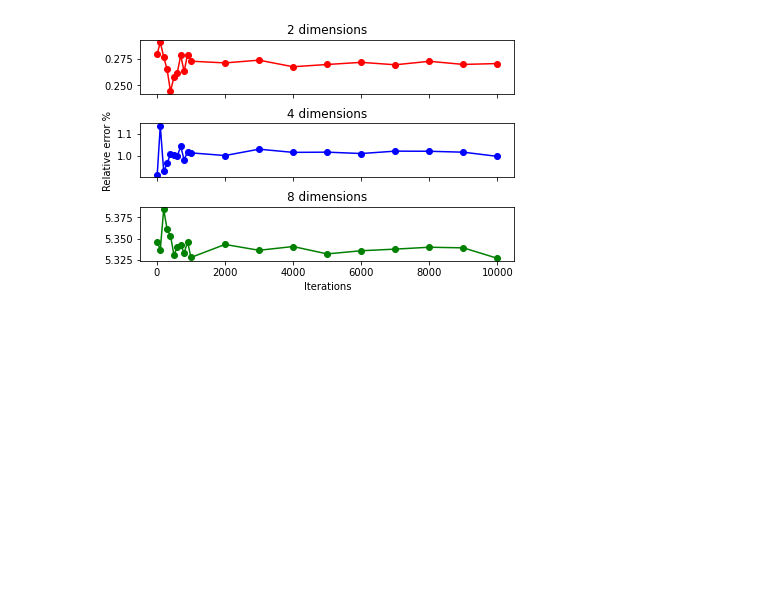
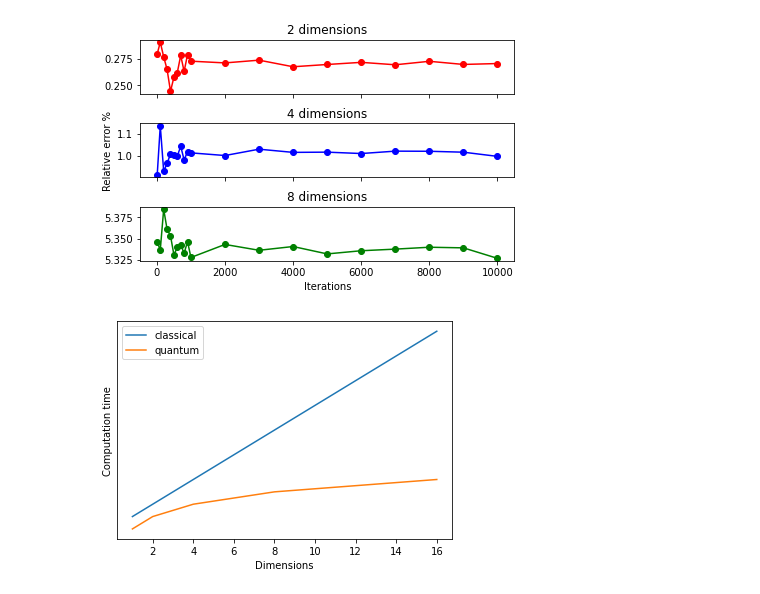
Before and after one commit to vutuanhai237/HybridQkNN, a Jupyter notebook: plot_pram.ipynb, the cells around one changed output. Cells and saved outputs as stored; diff of their text form; code cells hidden in the pictures; blank space fills up the shorter version.

```diff
--- a/plot_pram.ipynb
+++ b/plot_pram.ipynb
@@ -239,3 +239,30 @@ plt.show()
 fig.savefig('foo1.png')
 # %% [output]
 [figure]
+# %%
+import numpy as np
+import matplotlib.pyplot as plt
+
+
+n_train = 32
+n_test = int(n_train*2/3)
+
+x = []
+for i in range(0, 5):
+    x.append(2**i)
+
+x = np.asarray(x, dtype=np.int32)
+y1 = x
+y2 = np.log2(x)
+
+plt.plot(x, y1, label='classical')
+plt.plot(x, y2, label='quantum')
+plt.xlabel("Dimensions")
+plt.ylabel("Computation time")
+plt.yticks([])
+plt.legend()
+# show the plot
+
+plt.savefig('myimage.svg', format='svg', dpi=1200)
+# %% [output]
+[figure, added]
```
Also changed, not shown: 6 other files.
